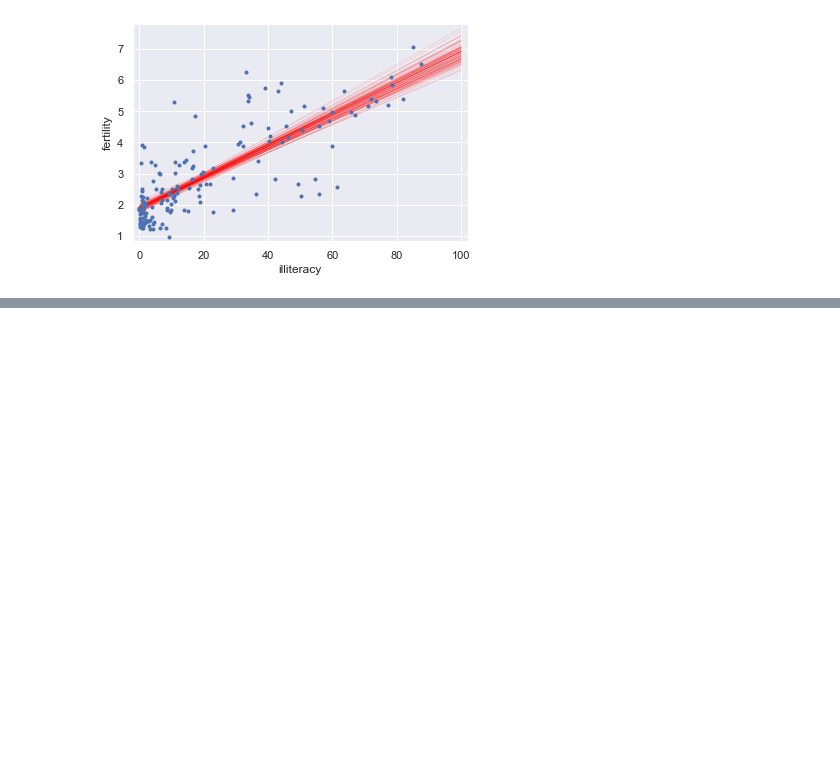
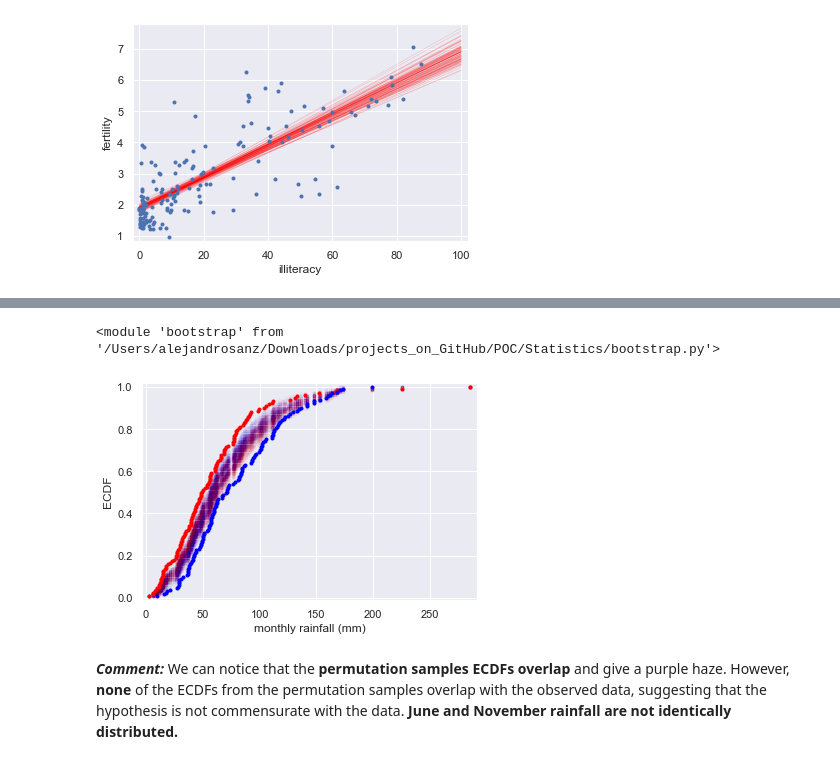
Before and after one commit to Alex-YuZ/Statistics-using-python, a Jupyter notebook: Statistical_Thinking_in_Python_II.ipynb, the cells around one changed output, grey strips where cells are left out. Cells and saved outputs as stored; diff of their text form; code cells hidden in the pictures; blank space fills up the shorter version.

```diff
--- a/Statistical_Thinking_in_Python_II.ipynb
+++ b/Statistical_Thinking_in_Python_II.ipynb
@@ -404,0 +467,6 @@ plt.margins(0.02)
+# %%
+import importlib, embedded_data, bootstrap
+importlib.reload(embedded_data)
+importlib.reload(bootstrap)
+# %% [output]
+<module 'bootstrap' from '/Users/alejandrosanz/Downloads/projects_on_GitHub/POC/Statistics/bootstrap.py'>
@@ -404,0 +476,39 @@ plt.margins(0.02)
+# %%
+# The following codes already wrapped up in a function call `draw_perm_reps`
+for _ in range(50):
+    # Generate permutation samples
+    perm_sample_1, perm_sample_2 = permutation_sample(rain_june, rain_november)
+
+    # Compute ECDFs
+    x_1, y_1 = ecdf(perm_sample_1)
+    x_2, y_2 = ecdf(perm_sample_2)
+
+    # Plot ECDFs of permutation sample
+    _ = plt.plot(x_1,
+                 y_1,
+                 marker='.',
+                 linestyle='none',
+                 color='red',
+                 alpha=0.02)
+
+    _ = plt.plot(x_2,
+                 y_2,
+                 marker='.',
+                 linestyle='none',
+                 color='blue',
+                 alpha=0.02)
+
+# Create and plot ECDFs from original data
+x_1, y_1 = ecdf(rain_june)
+x_2, y_2 = ecdf(rain_november)
+_ = plt.plot(x_1, y_1, marker='.', linestyle='none', color='red')
+_ = plt.plot(x_2, y_2, marker='.', linestyle='none', color='blue')
+
+# Label axes, set margin, and show plot
+plt.margins(0.02)
+_ = plt.xlabel('monthly rainfall (mm)')
+_ = plt.ylabel('ECDF')
+# %% [output]
+[figure, added]
+# %% [markdown]
+___Comment:___ We can notice that the **permutation samples ECDFs overlap** and give a purple haze. However, **none** of the ECDFs from the permutation samples overlap with the observed data, suggesting that the hypothesis is not commensurate with the data. **June and November rainfall are not identically distributed.**
```
Also changed, not shown: parts of 15 cells of this notebook.
